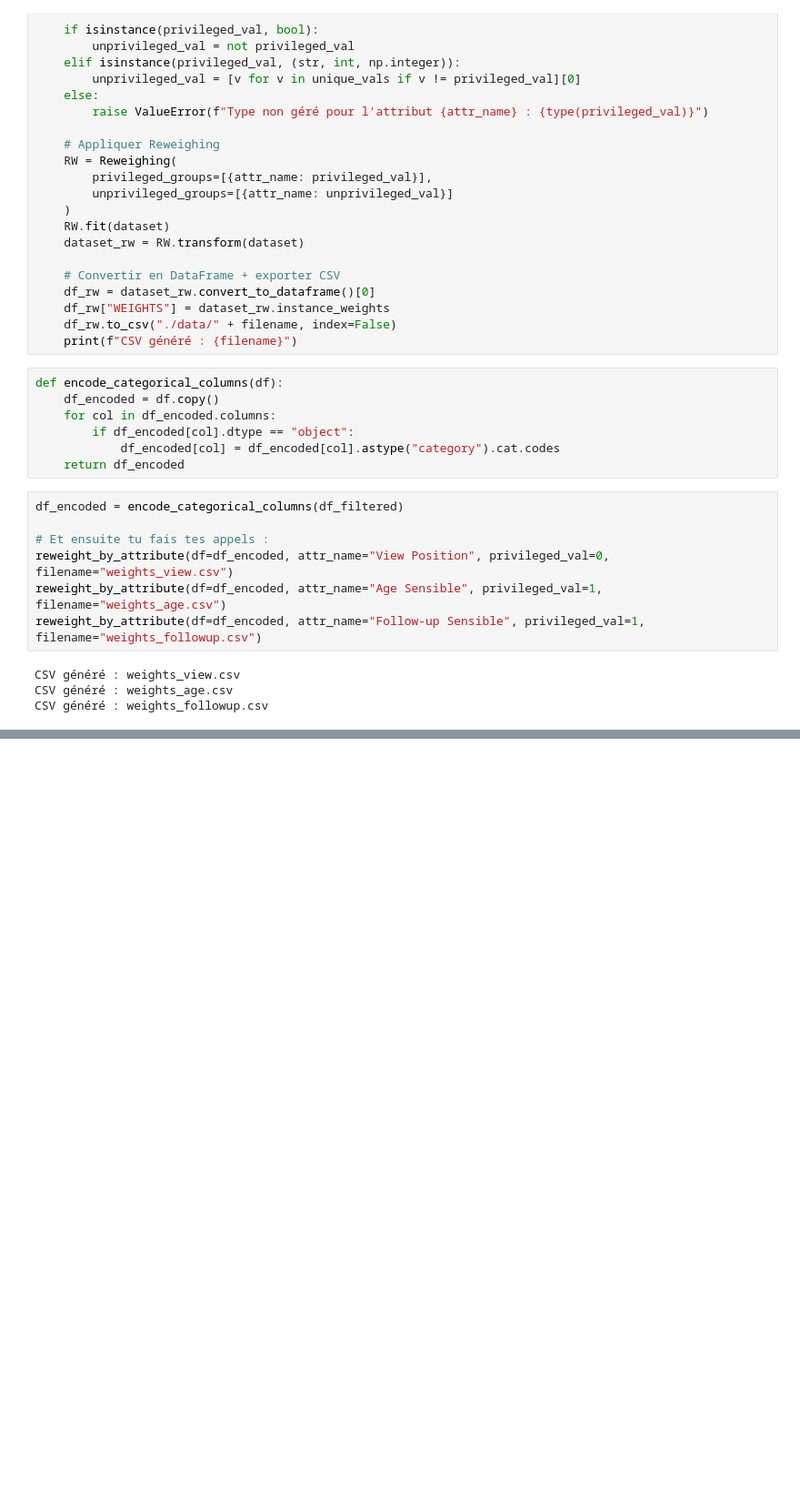
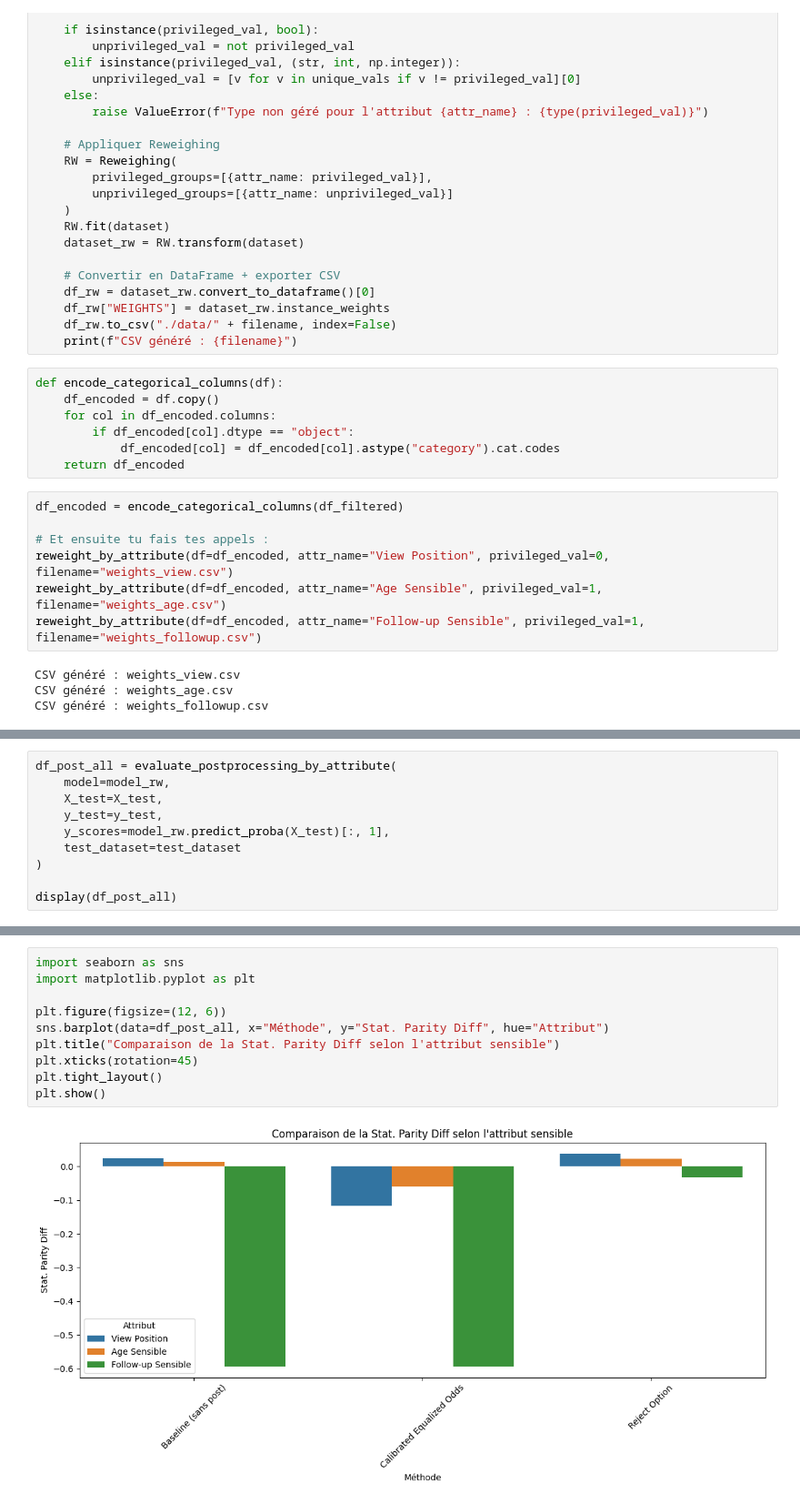
Before and after one commit to lenorabuggenhoudt/Fairness, a Jupyter notebook: project.ipynb, the cells around one changed output, grey strips where cells are left out. Shown at 91% size. Saved outputs shown, nothing was run; the diff lists cells and outputs as text; blank space fills up the shorter version.

```diff
--- a/project.ipynb
+++ b/project.ipynb
@@ -810,0 +1009,10 @@ CSV généré : weights_followup.csv
+# %%
+df_post_all = evaluate_postprocessing_by_attribute(
+    model=model_rw,
+    X_test=X_test,
+    y_test=y_test,
+    y_scores=model_rw.predict_proba(X_test)[:, 1],
+    test_dataset=test_dataset
+)
+
+display(df_post_all)
@@ -810,0 +1035,12 @@ CSV généré : weights_followup.csv
+# %%
+import seaborn as sns
+import matplotlib.pyplot as plt
+
+plt.figure(figsize=(12, 6))
+sns.barplot(data=df_post_all, x="Méthode", y="Stat. Parity Diff", hue="Attribut")
+plt.title("Comparaison de la Stat. Parity Diff selon l'attribut sensible")
+plt.xticks(rotation=45)
+plt.tight_layout()
+plt.show()
+# %% [output]
+[figure, added]
```
Also changed, not shown: parts of 8 cells of this notebook.
